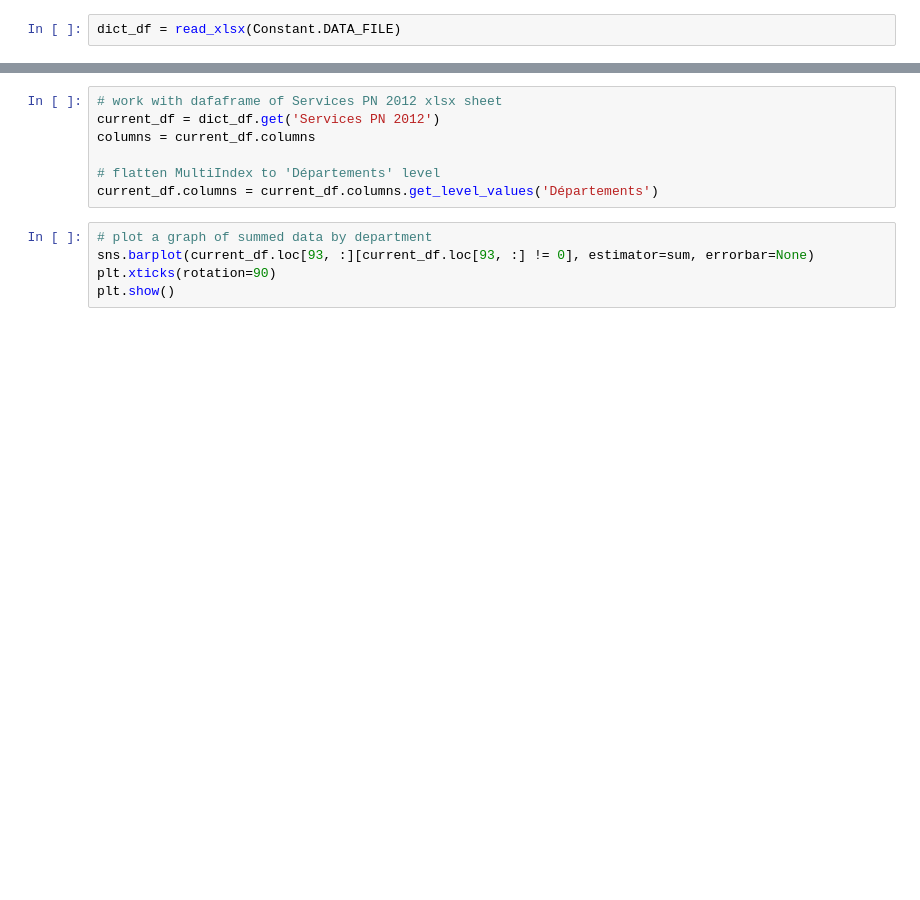
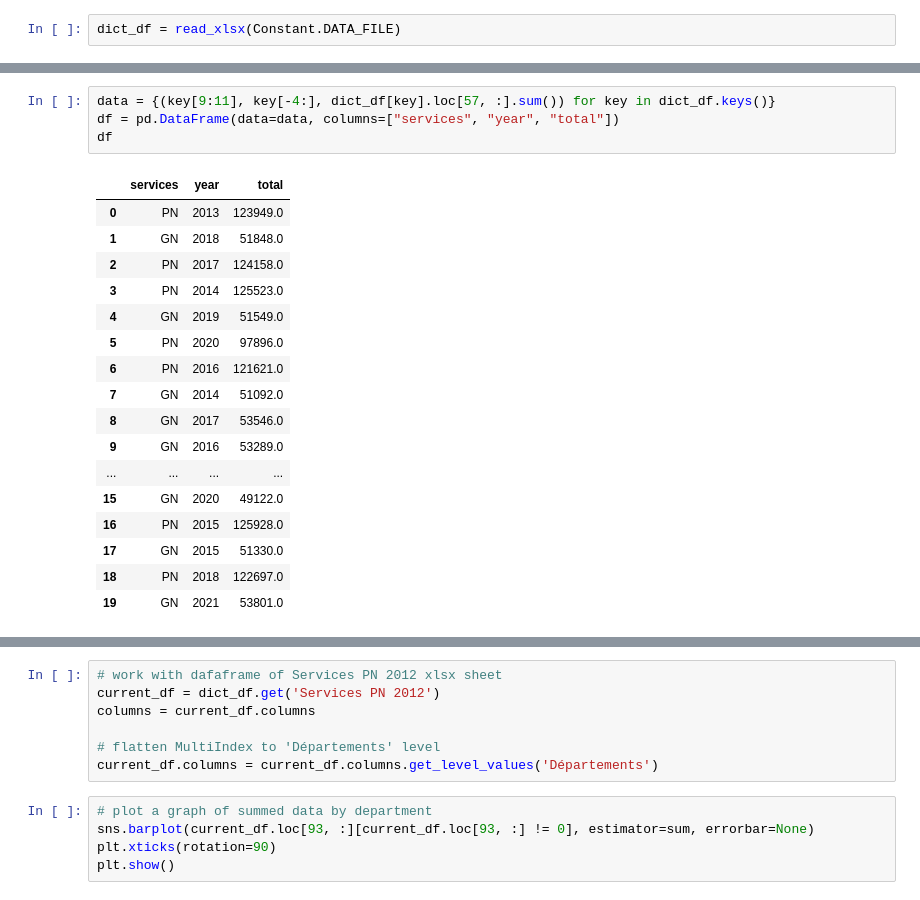
Before and after one commit to LoicLeguille/crimes-delits, a Jupyter notebook: main.ipynb, the cells around one changed output, grey strips where cells are left out. Saved outputs shown, nothing was run; the diff lists cells and outputs as text; blank space fills up the shorter version.

```diff
--- a/main.ipynb
+++ b/main.ipynb
@@ -42,0 +72,22 @@ dict_df = read_xlsx(Constant.DATA_FILE)
+# %%
+data = {(key[9:11], key[-4:], dict_df[key].loc[57, :].sum()) for key in dict_df.keys()}
+df = pd.DataFrame(data=data, columns=["services", "year", "total"])
+df
+# %% [output]
+|  | services | year | total |
+| 0 | PN | 2013 | 123949.0 |
+| 1 | GN | 2018 | 51848.0 |
+| 2 | PN | 2017 | 124158.0 |
+| 3 | PN | 2014 | 125523.0 |
+| 4 | GN | 2019 | 51549.0 |
+| 5 | PN | 2020 | 97896.0 |
+| 6 | PN | 2016 | 121621.0 |
+| 7 | GN | 2014 | 51092.0 |
+| 8 | GN | 2017 | 53546.0 |
+| 9 | GN | 2016 | 53289.0 |
+| ... | ... | ... | ... |
+| 15 | GN | 2020 | 49122.0 |
+| 16 | PN | 2015 | 125928.0 |
+| 17 | GN | 2015 | 51330.0 |
+| 18 | PN | 2018 | 122697.0 |
+| 19 | GN | 2021 | 53801.0 |
```
Also changed, not shown: parts of 4 cells of this notebook.
